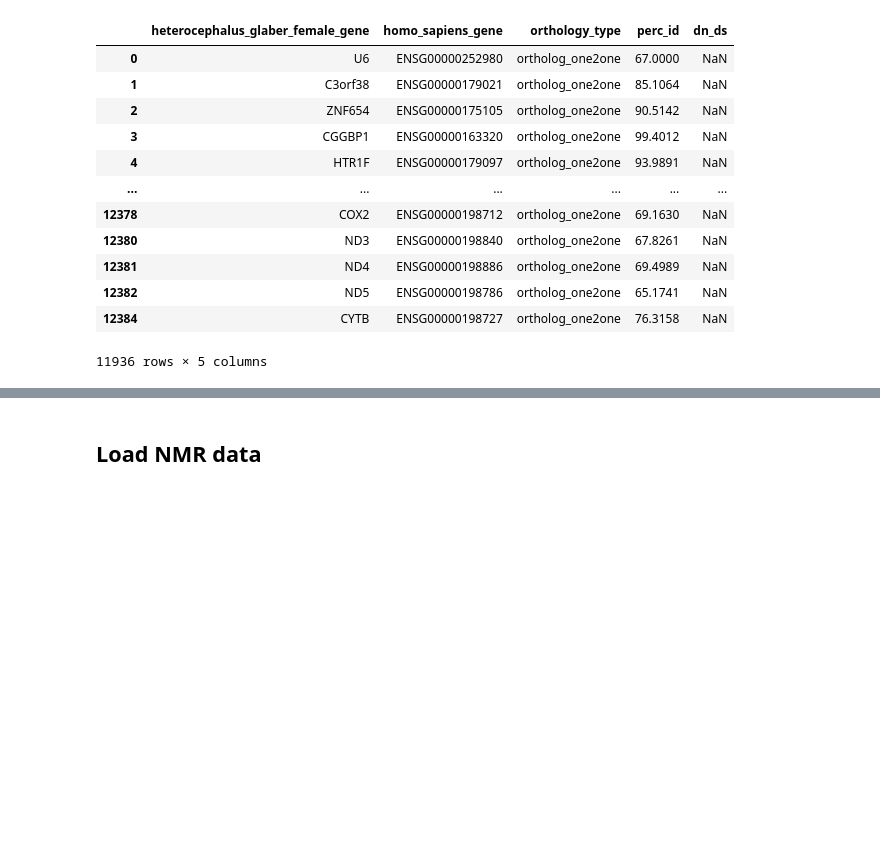
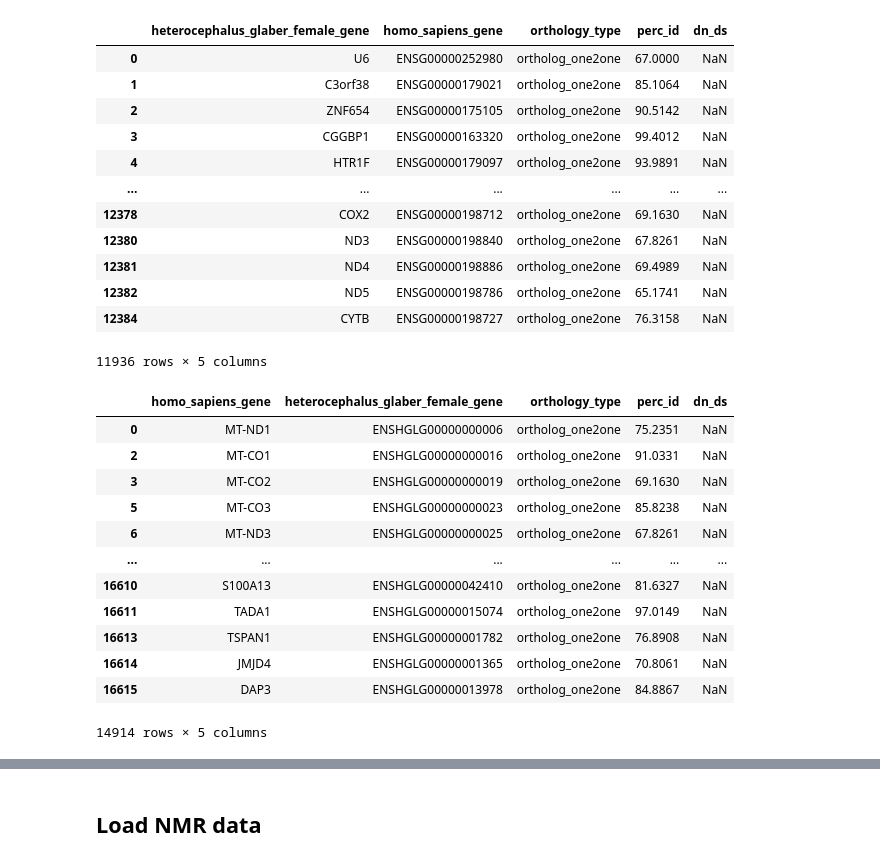
Before and after one commit to raqcoss/NMR-snRNA-seq, a Jupyter notebook: auto_annotation/auto_cellannotator.ipynb, the cells around one changed output, grey strips where cells are left out. Saved outputs shown, nothing was run; the diff lists cells and outputs as text; code cells hidden in the pictures; blank space fills up the shorter version.

```diff
--- a/auto_annotation/auto_cellannotator.ipynb
+++ b/auto_annotation/auto_cellannotator.ipynb
@@ -42,3 +42,21 @@ nmr2human
 | 12382 | ND5 | ENSG00000198786 | ortholog_one2one | 65.1741 | NaN |
 | 12384 | CYTB | ENSG00000198727 | ortholog_one2one | 76.3158 | NaN |
 11936 rows × 5 columns
+# %%
+human2nmr = pd.read_csv('/home/raquelcr/NMR-snRNA-seq/auto_annotation/human_to_nmr.csv')
+human2nmr = human2nmr[human2nmr['perc_id']>60] # filter out by perc_id
+human2nmr
+# %% [output]
+|  | homo_sapiens_gene | heterocephalus_glaber_female_gene | orthology_type | perc_id | dn_ds |
+| 0 | MT-ND1 | ENSHGLG00000000006 | ortholog_one2one | 75.2351 | NaN |
+| 2 | MT-CO1 | ENSHGLG00000000016 | ortholog_one2one | 91.0331 | NaN |
+| 3 | MT-CO2 | ENSHGLG00000000019 | ortholog_one2one | 69.1630 | NaN |
+| 5 | MT-CO3 | ENSHGLG00000000023 | ortholog_one2one | 85.8238 | NaN |
+| 6 | MT-ND3 | ENSHGLG00000000025 | ortholog_one2one | 67.8261 | NaN |
+| ... | ... | ... | ... | ... | ... |
+| 16610 | S100A13 | ENSHGLG00000042410 | ortholog_one2one | 81.6327 | NaN |
+| 16611 | TADA1 | ENSHGLG00000015074 | ortholog_one2one | 97.0149 | NaN |
+| 16613 | TSPAN1 | ENSHGLG00000001782 | ortholog_one2one | 76.8908 | NaN |
+| 16614 | JMJD4 | ENSHGLG00000001365 | ortholog_one2one | 70.8061 | NaN |
+| 16615 | DAP3 | ENSHGLG00000013978 | ortholog_one2one | 84.8867 | NaN |
+14914 rows × 5 columns
```
Also changed, not shown: parts of 4 cells of this notebook, 3 other files.
